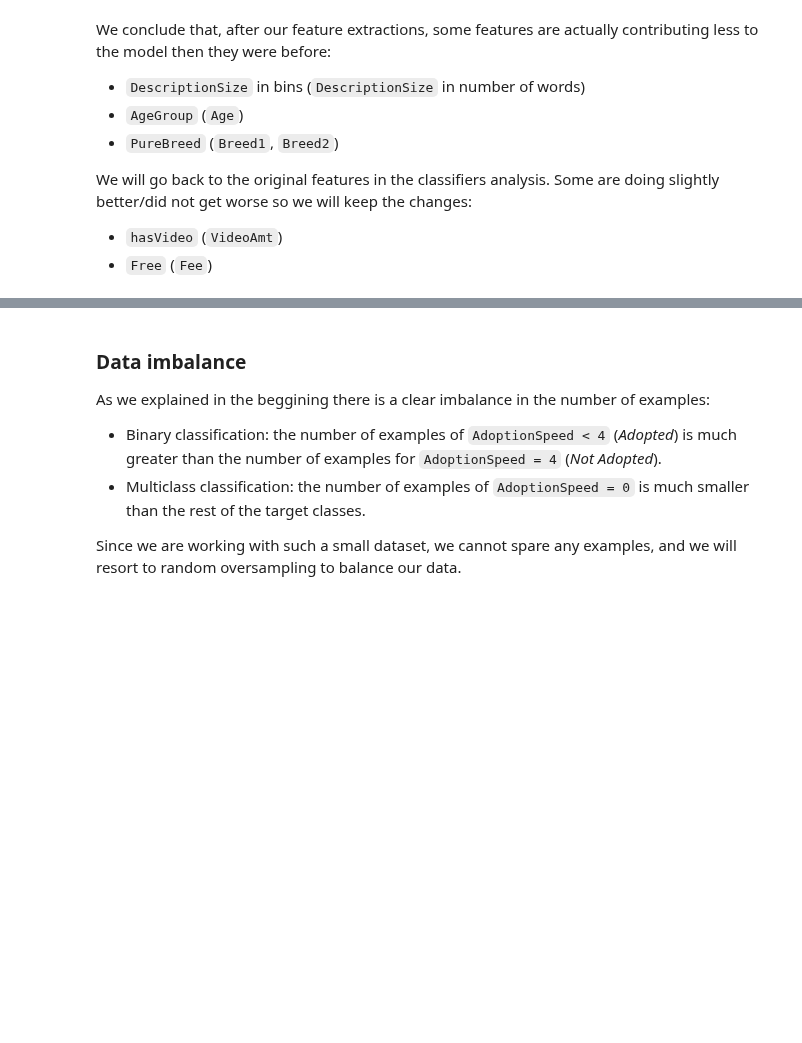
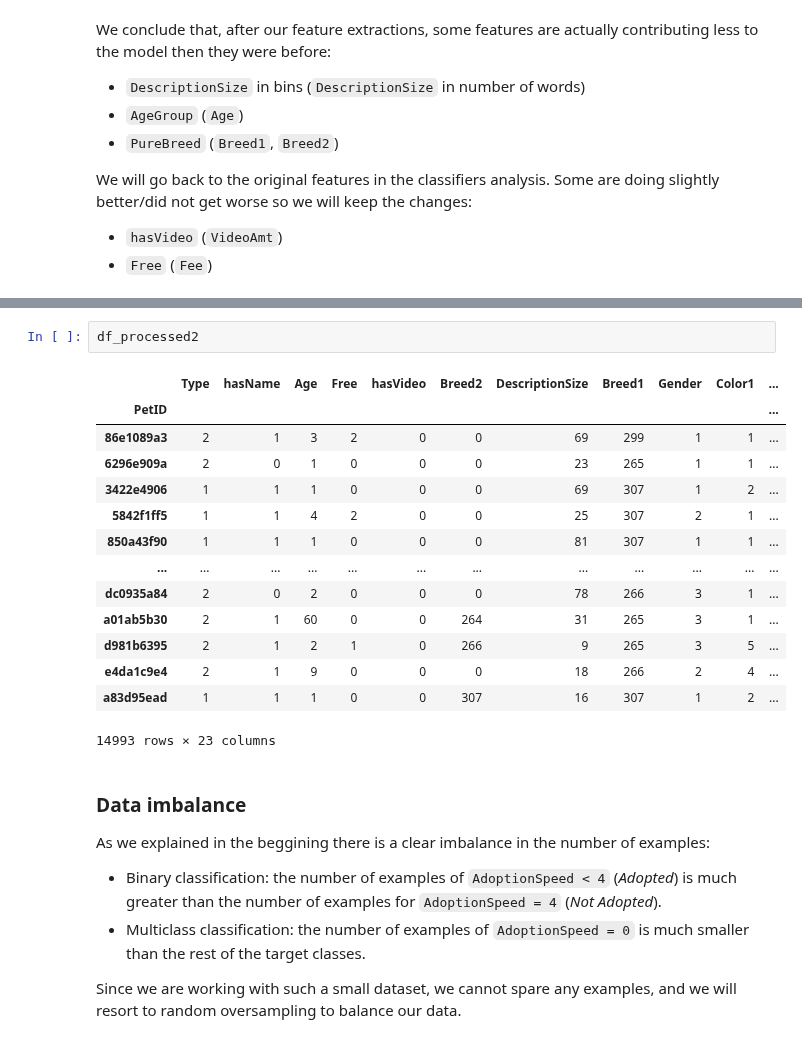
Before and after one commit to beatriz-lima/Machine-Learning-2019, a Jupyter notebook: Notes_Project.ipynb, the cells around one changed output, grey strips where cells are left out. Saved outputs shown, nothing was run; the diff lists cells and outputs as text; blank space fills up the shorter version.

```diff
--- a/Notes_Project.ipynb
+++ b/Notes_Project.ipynb
@@ -708,3 +710,20 @@ df_processed2.insert(6,"Breed2",df_processed1['Breed2'])
+# %%
+df_processed2
+# %% [output]
+|  | Type | hasName | Age | Free | hasVideo | Breed2 | DescriptionSize | Breed1 | Gender | Color1 | ... |
+| PetID |  |  |  |  |  |  |  |  |  |  | ... |
+| 86e1089a3 | 2 | 1 | 3 | 2 | 0 | 0 | 69 | 299 | 1 | 1 | ... |
+| 6296e909a | 2 | 0 | 1 | 0 | 0 | 0 | 23 | 265 | 1 | 1 | ... |
+| 3422e4906 | 1 | 1 | 1 | 0 | 0 | 0 | 69 | 307 | 1 | 2 | ... |
+| 5842f1ff5 | 1 | 1 | 4 | 2 | 0 | 0 | 25 | 307 | 2 | 1 | ... |
+| 850a43f90 | 1 | 1 | 1 | 0 | 0 | 0 | 81 | 307 | 1 | 1 | ... |
+| ... | ... | ... | ... | ... | ... | ... | ... | ... | ... | ... | ... |
+| dc0935a84 | 2 | 0 | 2 | 0 | 0 | 0 | 78 | 266 | 3 | 1 | ... |
+| a01ab5b30 | 2 | 1 | 60 | 0 | 0 | 264 | 31 | 265 | 3 | 1 | ... |
+| d981b6395 | 2 | 1 | 2 | 1 | 0 | 266 | 9 | 265 | 3 | 5 | ... |
+| e4da1c9e4 | 2 | 1 | 9 | 0 | 0 | 0 | 18 | 266 | 2 | 4 | ... |
+| a83d95ead | 1 | 1 | 1 | 0 | 0 | 307 | 16 | 307 | 1 | 2 | ... |
+14993 rows × 23 columns
 # %% [markdown]
 ### Data imbalance
 
```
Also changed, not shown: parts of 15 cells of this notebook.
